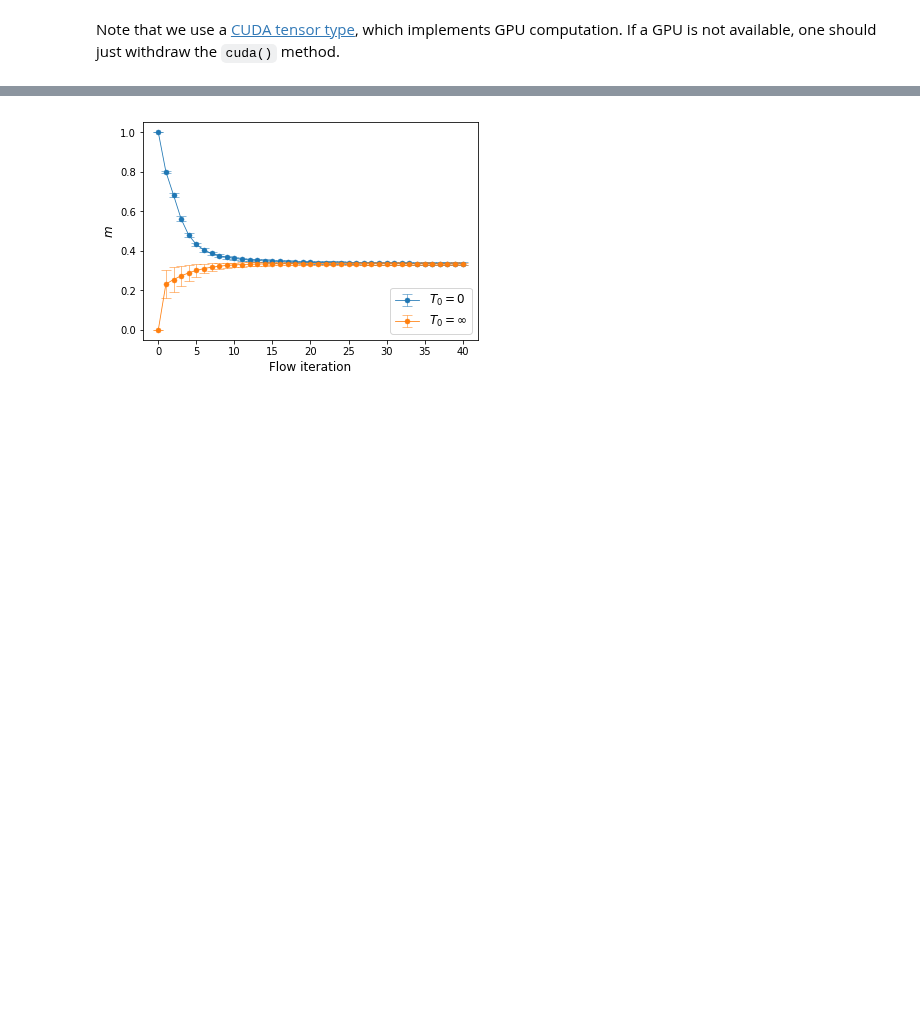
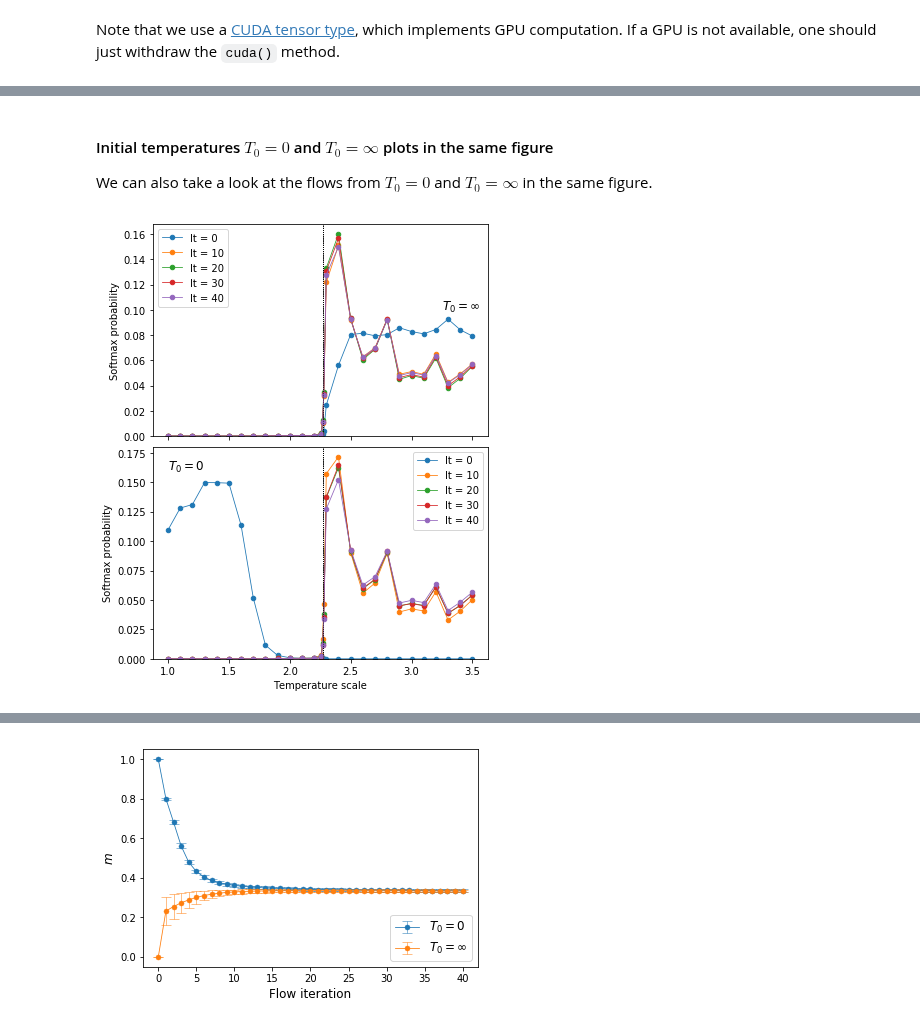
Before and after one commit to rodsveiga/rbm_flows_ising, a Jupyter notebook: main_discussion_L100.ipynb, the cells around one changed output, grey strips where cells are left out. Cells and saved outputs as stored; diff of their text form; code cells hidden in the pictures; blank space fills up the shorter version.

```diff
--- a/main_discussion_L100.ipynb
+++ b/main_discussion_L100.ipynb
@@ -553,10 +825,29 @@ We also analyze the dynamics of the magnetization.
-# %%
-with open('RBM_flows/rbm_flow_L100_ONLY_Tin_zero_it040.pkl', 'rb') as f:
-    flow= pickle.load(f)
-
-flow_ = [ x.cpu() for x in flow ]
-# %%
-with open('RBM_flows/rbm_flow_L100_ONLY_Tin_inf_it040.pkl', 'rb') as f:
-    flow= pickle.load(f)
-
-flow__ = [ x.cpu() for x in flow ]
+# %% [markdown]
+#### Initial temperatures $T_0 = 0$ and $T_0 = \infty$ plots in the same figure
+
+We can also take a look at the flows from $T_0 = 0$ and $T_0 = \infty$ in the same figure.
+# %%
+thermometer_joint_plot(flow_1= flow__,
+                       flow_2= flow_,
+                       ising_data= ising_data,
+                       L= 100,
+                       x1= 0,
+                       x2= 0,
+                       step1= 10,
+                       step2= 10,
+                       save= False,
+                       Tzero1= False,
+                       Tzero2= True,
+                       x_text1= 3.25,
+                       y_text1= 0.1,
+                       x_text2= 1.0 ,
+                       y_text2= 0.16,
+                       errorbar1= False,
+                       errorbar2= False,
+                       publication= False,
+                       loc_legend1= 'upper left',
+                       loc_legend2= 'upper right',
+                       training_set= 'LOW_HIGH',
+                       NN_path= 'NN_trained_models/L100_NN_Ising2D_MC.pt')
+# %% [output]
+[figure, added]
```
Also changed, not shown: parts of 34 cells of this notebook, 3 other files.
